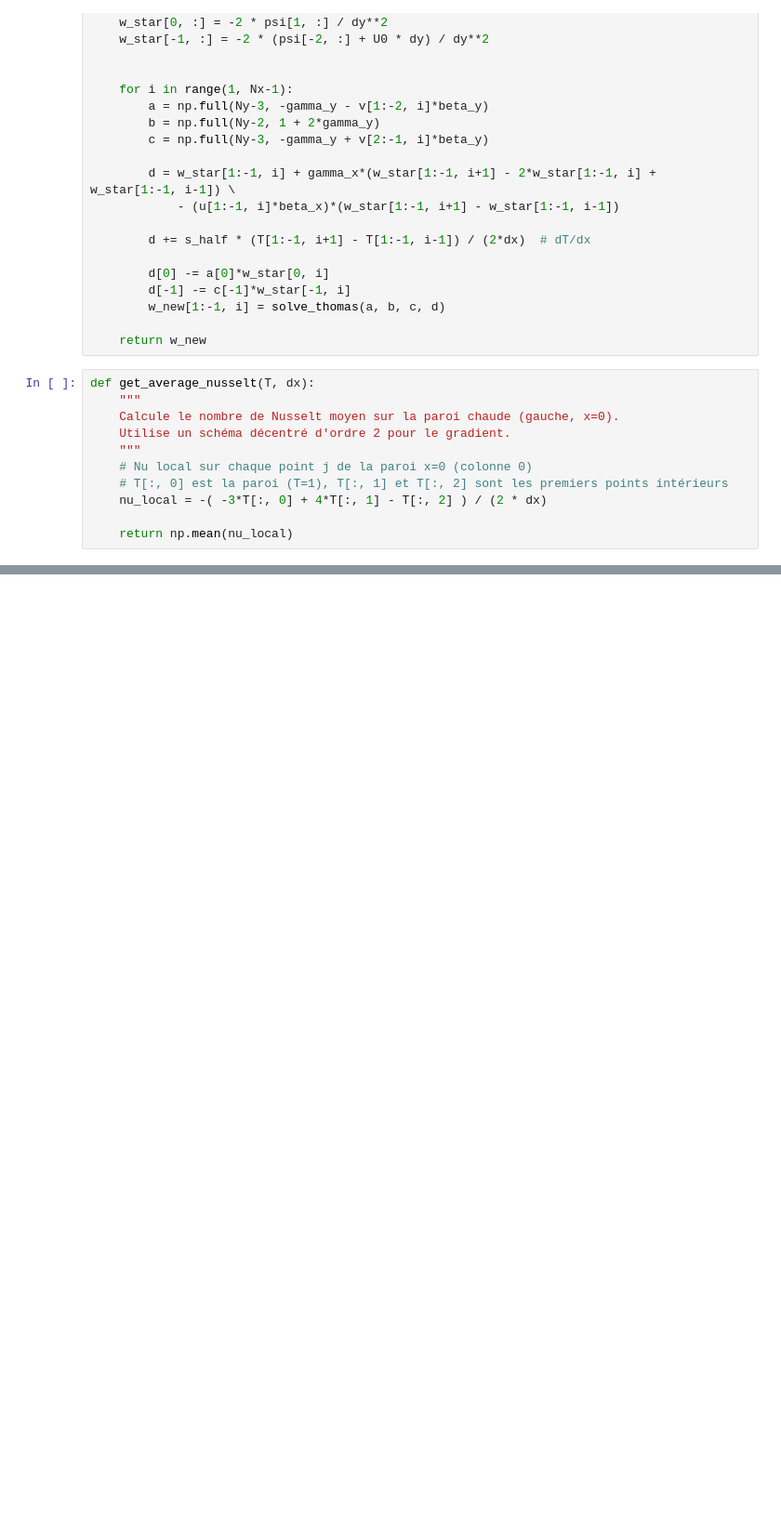
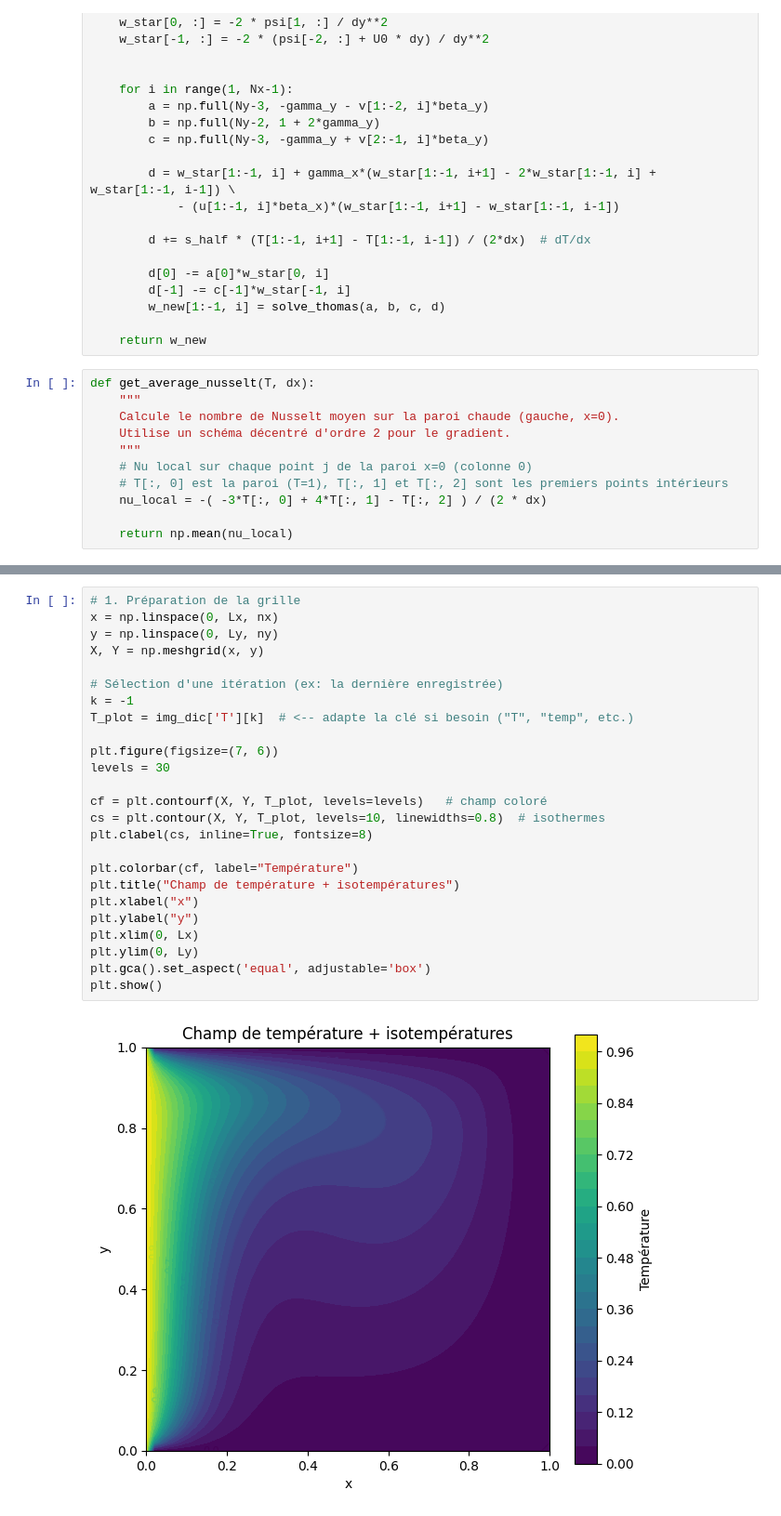
Before and after one commit to PierreG25/Thermal-transfert, a Jupyter notebook: ADI_Thomas.ipynb, the cells around one changed output, grey strips where cells are left out. Shown at 93% size. Cells and saved outputs as stored; diff of their text form; blank space fills up the shorter version.

```diff
--- a/ADI_Thomas.ipynb
+++ b/ADI_Thomas.ipynb
@@ -311,0 +322,27 @@ plt.show()
+# %%
+# 1. Préparation de la grille
+x = np.linspace(0, Lx, nx)
+y = np.linspace(0, Ly, ny)
+X, Y = np.meshgrid(x, y)
+
+# Sélection d'une itération (ex: la dernière enregistrée)
+k = -1
+T_plot = img_dic['T'][k]  # <-- adapte la clé si besoin ("T", "temp", etc.)
+
+plt.figure(figsize=(7, 6))
+levels = 30
+
+cf = plt.contourf(X, Y, T_plot, levels=levels)   # champ coloré
+cs = plt.contour(X, Y, T_plot, levels=10, linewidths=0.8)  # isothermes
+plt.clabel(cs, inline=True, fontsize=8)
+
+plt.colorbar(cf, label="Température")
+plt.title("Champ de température + isotempératures")
+plt.xlabel("x")
+plt.ylabel("y")
+plt.xlim(0, Lx)
+plt.ylim(0, Ly)
+plt.gca().set_aspect('equal', adjustable='box')
+plt.show()
+# %% [output]
+[figure, added]
```
Also changed, not shown: parts of 6 cells of this notebook, 1 other file.
